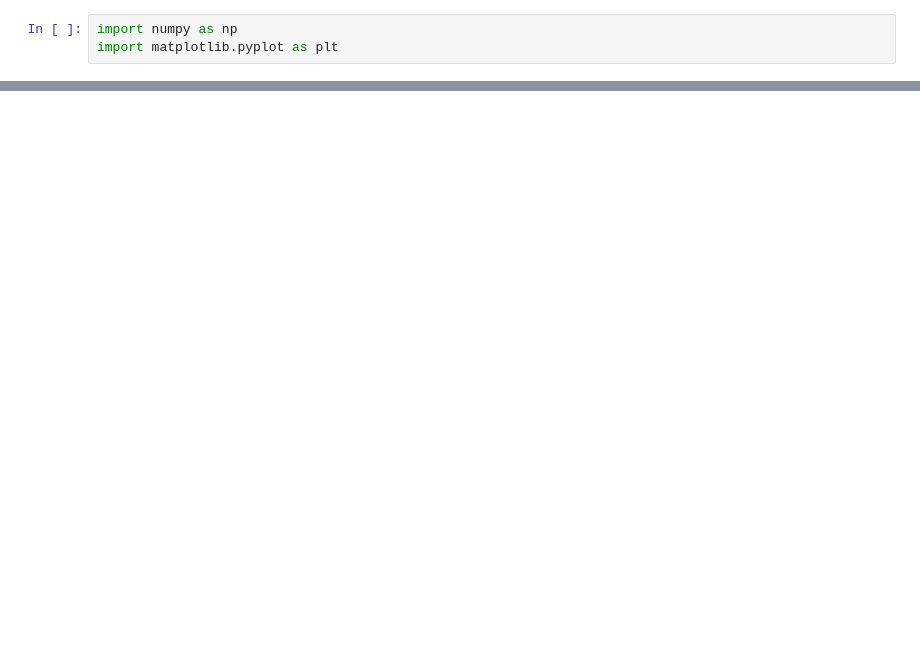
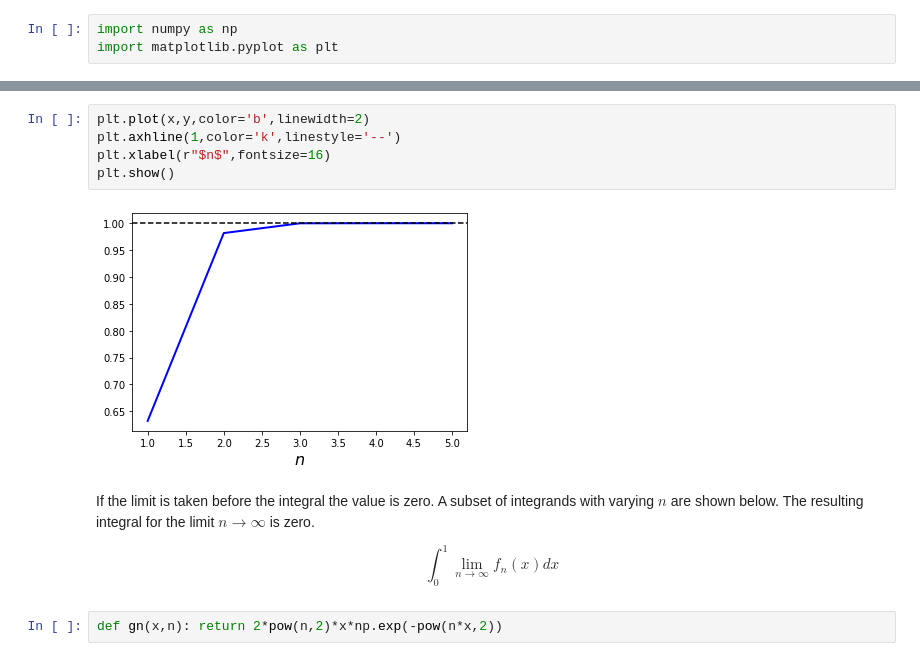
Before and after one commit to alexglyndavies/4M24, a Jupyter notebook: Lecture_3.ipynb, the cells around one changed output, grey strips where cells are left out. Saved outputs shown, nothing was run; the diff lists cells and outputs as text; blank space fills up the shorter version.

```diff
--- a/Lecture_3.ipynb
+++ b/Lecture_3.ipynb
@@ -13,0 +54,13 @@ for n in N:
+# %%
+plt.plot(x,y,color='b',linewidth=2)
+plt.axhline(1,color='k',linestyle='--')
+plt.xlabel(r"$n$",fontsize=16)
+plt.show()
+# %% [output]
+[figure, added]
+# %% [markdown]
+If the limit is taken before the integral the value is zero.  A subset of integrands with varying $n$ are shown below.  The resulting integral for the limit $n\rightarrow\infty$ is zero.
+
+$$\int_{0}^{1}\lim_{n\rightarrow \infty}f_{n}(x)dx $$
+# %%
+def gn(x,n): return 2*pow(n,2)*x*np.exp(-pow(n*x,2))
```
Also changed, not shown: parts of 8 cells of this notebook, 1 other file.
